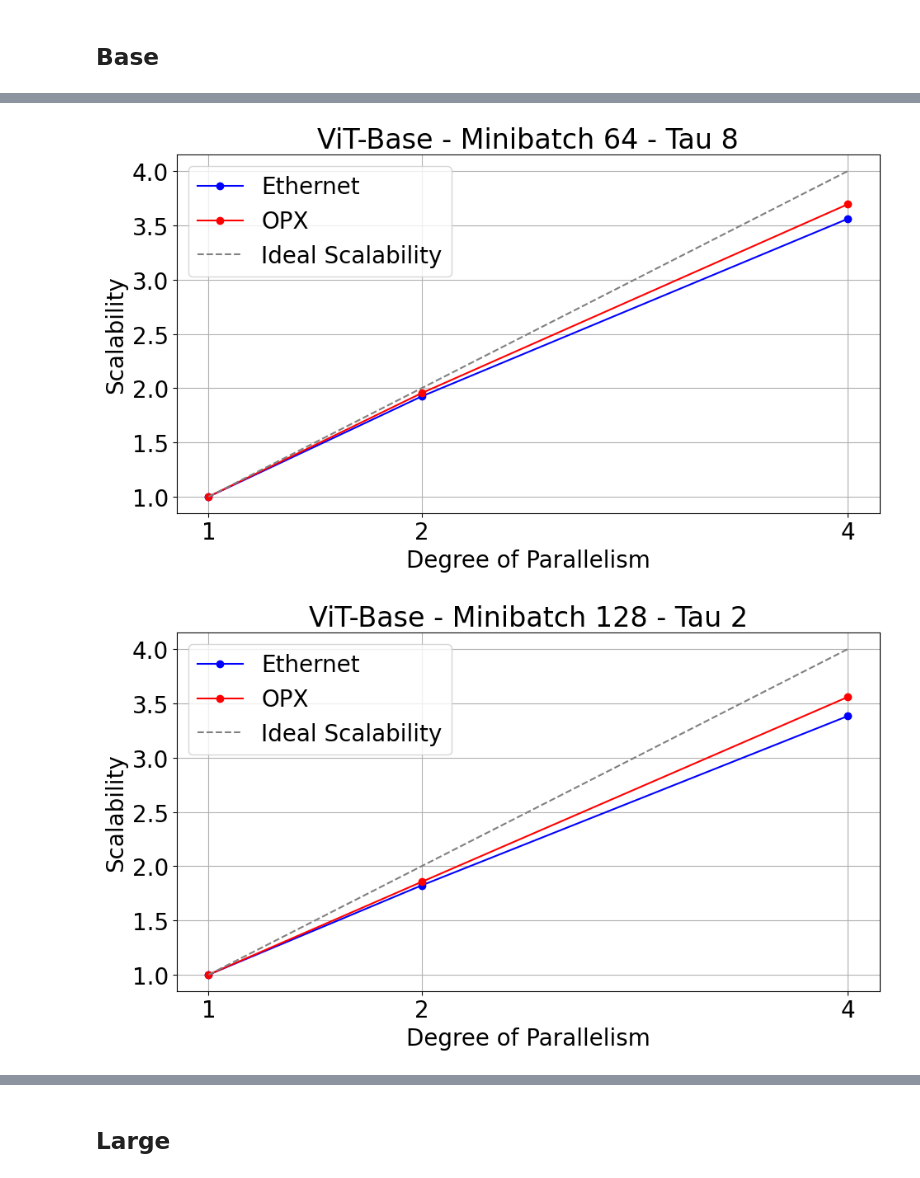
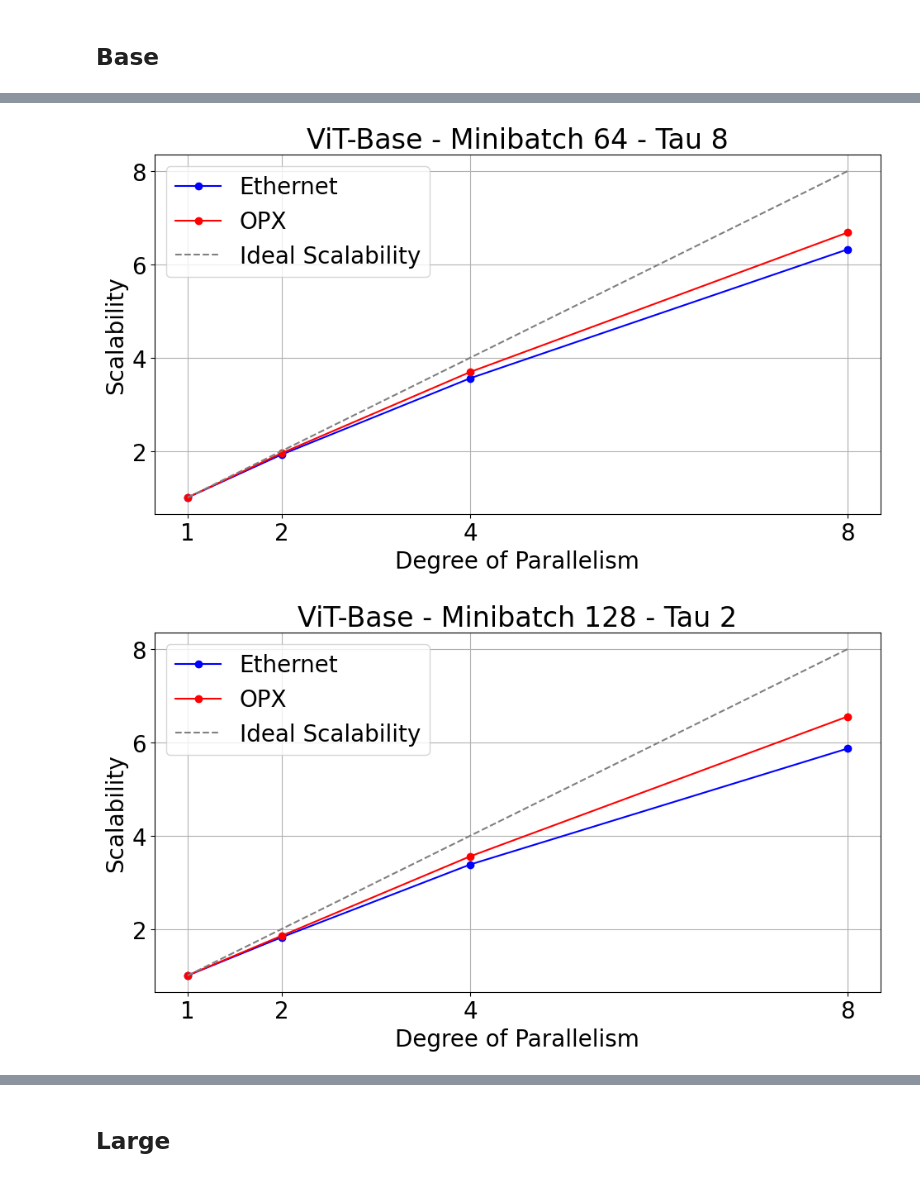
Before and after one commit to JacopoRaffi/Master_Thesis, a Jupyter notebook: analysis/ddpa.ipynb, the cells around one changed output, grey strips where cells are left out. Drawn from its saved outputs; the diff is of its cells as text; code cells hidden in the pictures.

```diff
--- a/analysis/ddpa.ipynb
+++ b/analysis/ddpa.ipynb
@@ -78,60 +87,72 @@ plt.tight_layout()
 # %%
 plt.figure(figsize=(10,6))
-plot_speedup([ddp_1_b_64_8_eth1, ddp_2_b_64_8_eth1, ddp_4_b_64_8_eth1], "ViT-Base - Minibatch 64 - Tau 8", "Ethernet", color='blue', plot_ideal=False, asynch=True)
-plot_speedup([ddp_1_b_64_8_eth1, ddp_2_b_64_8_ib0, ddp_4_b_64_8_ib0], "ViT-Base - Minibatch 64 - Tau 8", "OPX", color='red', plot_ideal=True, asynch=True)
+plot_speedup([ddp_1_b_64_8_eth1, ddp_2_b_64_8_eth1, ddp_4_b_64_8_eth1, ddp_8_b_64_8_eth1], "ViT-Base - Minibatch 64 - Tau 8", "Ethernet", color='blue', plot_ideal=False, asynch=True)
+plot_speedup([ddp_1_b_64_8_eth1, ddp_2_b_64_8_ib0, ddp_4_b_64_8_ib0, ddp_8_b_64_8_ib0], "ViT-Base - Minibatch 64 - Tau 8", "OPX", color='red', plot_ideal=True, asynch=True)
 plt.tight_layout()
 # %% [output]
-[figure, old version]
+[figure, new version]
 # %%
 ddp_1_b_128_2_eth1 = pd.read_csv("../log/asynch_ddp/rank_0_asynch_ddp_1_minibatch_128_tau_2_vit-base-patch16-224-in21k_model_eth1.csv")
 ddp_2_b_128_2_eth1 = pd.read_csv("../log/asynch_ddp/rank_0_asynch_ddp_2_minibatch_128_tau_2_vit-base-patch16-224-in21k_model_eth1.csv")
 ddp_4_b_128_2_eth1 = pd.read_csv("../log/asynch_ddp/rank_0_asynch_ddp_4_minibatch_128_tau_2_vit-base-patch16-224-in21k_model_eth1.csv")
+ddp_8_b_128_2_eth1 = pd.read_csv("../log/asynch_ddp/rank_0_asynch_ddp_8_minibatch_128_tau_2_vit-base-patch16-224-in21k_model_eth1.csv")
 
 ddp_2_b_128_2_ib0 = pd.read_csv("../log/asynch_ddp/rank_0_asynch_ddp_2_minibatch_128_tau_2_vit-base-patch16-224-in21k_model_ib0.csv")
 ddp_4_b_128_2_ib0 = pd.read_csv("../log/asynch_ddp/rank_0_asynch_ddp_4_minibatch_128_tau_2_vit-base-patch16-224-in21k_model_ib0.csv")
+ddp_8_b_128_2_ib0 = pd.read_csv("../log/asynch_ddp/rank_0_asynch_ddp_8_minibatch_128_tau_2_vit-base-patch16-224-in21k_model_ib0.csv")
 
 ddp_1_b_128_2_eth1 = ddp_1_b_128_2_eth1[ddp_1_b_128_2_eth1['phase'] == 'train']
 ddp_2_b_128_2_eth1 = ddp_2_b_128_2_eth1[ddp_2_b_128_2_eth1['phase'] == 'train']
 ddp_4_b_128_2_eth1 = ddp_4_b_128_2_eth1[ddp_4_b_128_2_eth1['phase'] == 'train']
+ddp_8_b_128_2_eth1 = ddp_8_b_128_2_eth1[ddp_8_b_128_2_eth1['phase'] == 'train']
 
 ddp_2_b_128_2_ib0 = ddp_2_b_128_2_ib0[ddp_2_b_128_2_ib0['phase'] == 'train']
 ddp_4_b_128_2_ib0 = ddp_4_b_128_2_ib0[ddp_4_b_128_2_ib0['phase'] == 'train']
+ddp_8_b_128_2_ib0 = ddp_8_b_128_2_ib0[ddp_8_b_128_2_ib0['phase'] == 'train']
 
 # ------------------------------- TAU 4 ---------------------------------------------------
 ddp_1_b_128_4_eth1 = pd.read_csv("../log/asynch_ddp/rank_0_asynch_ddp_1_minibatch_128_tau_4_vit-base-patch16-224-in21k_model_eth1.csv")
 ddp_2_b_128_4_eth1 = pd.read_csv("../log/asynch_ddp/rank_0_asynch_ddp_2_minibatch_128_tau_4_vit-base-patch16-224-in21k_model_eth1.csv")
 ddp_4_b_128_4_eth1 = pd.read_csv("../log/asynch_ddp/rank_0_asynch_ddp_4_minibatch_128_tau_4_vit-base-patch16-224-in21k_model_eth1.csv")
+ddp_8_b_128_4_eth1 = pd.read_csv("../log/asynch_ddp/rank_0_asynch_ddp_8_minibatch_128_tau_4_vit-base-patch16-224-in21k_model_eth1.csv")
 
 ddp_2_b_128_4_ib0 = pd.read_csv("../log/asynch_ddp/rank_0_asynch_ddp_2_minibatch_128_tau_4_vit-base-patch16-224-in21k_model_ib0.csv")
 ddp_4_b_128_4_ib0 = pd.read_csv("../log/asynch_ddp/rank_0_asynch_ddp_4_minibatch_128_tau_4_vit-base-patch16-224-in21k_model_ib0.csv")
+ddp_8_b_128_4_ib0 = pd.read_csv("../log/asynch_ddp/rank_0_asynch_ddp_8_minibatch_128_tau_4_vit-base-patch16-224-in21k_model_ib0.csv")
 
 ddp_1_b_128_4_eth1 = ddp_1_b_128_4_eth1[ddp_1_b_128_4_eth1['phase'] == 'train']
 ddp_2_b_128_4_eth1 = ddp_2_b_128_4_eth1[ddp_2_b_128_4_eth1['phase'] == 'train']
 ddp_4_b_128_4_eth1 = ddp_4_b_128_4_eth1[ddp_4_b_128_4_eth1['phase'] == 'train']
+ddp_8_b_128_4_eth1 = ddp_8_b_128_4_eth1[ddp_8_b_128_4_eth1['phase'] == 'train']
 
 ddp_2_b_128_4_ib0 = ddp_2_b_128_4_ib0[ddp_2_b_128_4_ib0['phase'] == 'train']
 ddp_4_b_128_4_ib0 = ddp_4_b_128_4_ib0[ddp_4_b_128_4_ib0['phase'] == 'train']
+ddp_8_b_128_4_ib0 = ddp_8_b_128_4_ib0[ddp_8_b_128_4_ib0['phase'] == 'train']
 
 # ----------------------------------- TAU 8 ----------------------------------------------------
 ddp_1_b_128_8_eth1 = pd.read_csv("../log/asynch_ddp/rank_0_asynch_ddp_1_minibatch_128_tau_8_vit-base-patch16-224-in21k_model_eth1.csv")
 ddp_2_b_128_8_eth1 = pd.read_csv("../log/asynch_ddp/rank_0_asynch_ddp_2_minibatch_128_tau_8_vit-base-patch16-224-in21k_model_eth1.csv")
 ddp_4_b_128_8_eth1 = pd.read_csv("../log/asynch_ddp/rank_0_asynch_ddp_4_minibatch_128_tau_8_vit-base-patch16-224-in21k_model_eth1.csv")
+ddp_8_b_128_8_eth1 = pd.read_csv("../log/asynch_ddp/rank_0_asynch_ddp_8_minibatch_128_tau_8_vit-base-patch16-224-in21k_model_eth1.csv")
 
 ddp_2_b_128_8_ib0 = pd.read_csv("../log/asynch_ddp/rank_0_asynch_ddp_2_minibatch_128_tau_8_vit-base-patch16-224-in21k_model_ib0.csv")
 ddp_4_b_128_8_ib0 = pd.read_csv("../log/asynch_ddp/rank_0_asynch_ddp_4_minibatch_128_tau_8_vit-base-patch16-224-in21k_model_ib0.csv")
+ddp_8_b_128_8_ib0 = pd.read_csv("../log/asynch_ddp/rank_0_asynch_ddp_8_minibatch_128_tau_8_vit-base-patch16-224-in21k_model_ib0.csv")
 
 ddp_1_b_128_8_eth1 = ddp_1_b_128_8_eth1[ddp_1_b_128_8_eth1['phase'] == 'train']
 ddp_2_b_128_8_eth1 = ddp_2_b_128_8_eth1[ddp_2_b_128_8_eth1['phase'] == 'train']
 ddp_4_b_128_8_eth1 = ddp_4_b_128_8_eth1[ddp_4_b_128_8_eth1['phase'] == 'train']
+ddp_8_b_128_8_eth1 = ddp_8_b_128_8_eth1[ddp_8_b_128_8_eth1['phase'] == 'train']
 
 ddp_2_b_128_8_ib0 = ddp_2_b_128_8_ib0[ddp_2_b_128_8_ib0['phase'] == 'train']
 ddp_4_b_128_8_ib0 = ddp_4_b_128_8_ib0[ddp_4_b_128_8_ib0['phase'] == 'train']
+ddp_8_b_128_8_ib0 = ddp_8_b_128_8_ib0[ddp_8_b_128_8_ib0['phase'] == 'train']
 # %%
 plt.figure(figsize=(10,6))
-plot_speedup([ddp_1_b_128_2_eth1, ddp_2_b_128_2_eth1, ddp_4_b_128_2_eth1], "ViT-Base - Minibatch 128 - Tau 2", "Ethernet", color='blue', plot_ideal=False, asynch=True)
-plot_speedup([ddp_1_b_128_2_eth1, ddp_2_b_128_2_ib0, ddp_4_b_128_2_ib0], "ViT-Base - Minibatch 128 - Tau 2", "OPX", color='red', plot_ideal=True, asynch=True)
+plot_speedup([ddp_1_b_128_2_eth1, ddp_2_b_128_2_eth1, ddp_4_b_128_2_eth1, ddp_8_b_128_2_eth1], "ViT-Base - Minibatch 128 - Tau 2", "Ethernet", color='blue', plot_ideal=False, asynch=True)
+plot_speedup([ddp_1_b_128_2_eth1, ddp_2_b_128_2_ib0, ddp_4_b_128_2_ib0, ddp_8_b_128_2_ib0], "ViT-Base - Minibatch 128 - Tau 2", "OPX", color='red', plot_ideal=True, asynch=True)
 plt.tight_layout()
 # %% [output]
-[figure, old version]
+[figure, new version]
 # %%
 plt.figure(figsize=(10,6))
```
Also changed, not shown: parts of 15 cells of this notebook.
